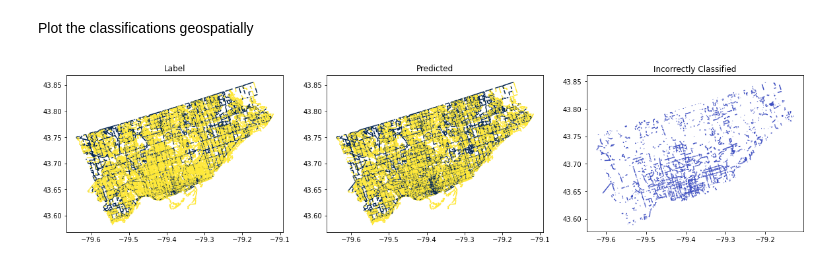
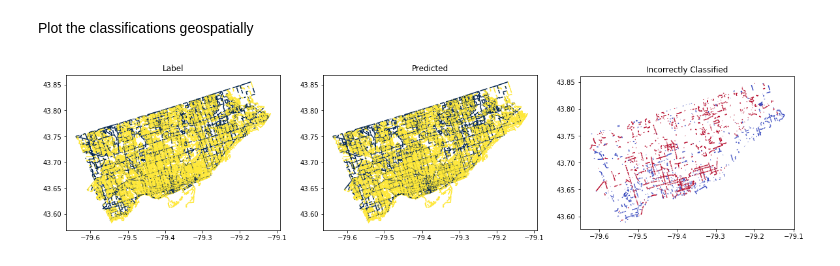
Before and after one commit to KeaganHRankin/Cycle-Classifier, a Jupyter notebook: model/road_feature_model.ipynb, the cells around one changed output. Cells and saved outputs as stored; diff of their text form; code cells hidden in the pictures.

```diff
--- a/model/road_feature_model.ipynb
+++ b/model/road_feature_model.ipynb
@@ -198,12 +198,12 @@ best estimator:  LogisticRegression(C=18.412899722997675, class_weight='c')
 # %% [markdown]
 <br>Train the model:
 # %%
-model_features = LogisticRegression(C=18.412899722997675, class_weight='balanced')
+#model_features = LogisticRegression(C=18.412899722997675, class_weight='balanced')
+model_features = svm.SVC()
 model_features.fit(X_train[features], y_train_access)
 
 y_pred = model_features.predict(X_train[features])
-
-#See week 9 lec 3 slide 57 when choosing class balance
+#y_prob = model_features.predict_proba(X_train[features])
 # %% [markdown]
 #### Model Evaluation
 Metrics, visualizations included
@@ -240,33 +238,35 @@ lts_gpd['high access'] = lts_gpd['LTS'].apply(lambda x: 1 if x <= 2 else 0)
 # %%
 # Plot the above to show the new data. Show with 4 LTS and with the high/low access grouping
 # Geoframe
 plotr = pd.merge(lts_gpd,
                  predicted[['GEO_ID',0]],
                  how='left',
                  left_on='GEO_ID',
                  right_on='GEO_ID',)
 
 # Find the difference in classification
 plotr = plotr.dropna()
 plotr['diff'] = plotr['high access'] - plotr[0]
-plotr['diff'] = plotr['diff'].apply(lambda x: 'incorrect' if x != 0 else 'correct')
+plotr['i or c'] = plotr['diff'].apply(lambda x: 'incorrect' if x != 0 else 'correct')
+plotr_diff = plotr[plotr['diff'] != 0]
 
 # Figure
 fig, axs = plt.subplots(figsize=(20,12), ncols=3)
 
 # Plotting
 plotr.plot(ax=axs[0], column='high access', cmap='cividis')
 plotr.plot(ax=axs[1], column=0, cmap='cividis')
-plotr[plotr['diff'] == 'incorrect'].plot(ax=axs[2], column='diff', cmap='coolwarm')
+#plotr[plotr['i or c'] == 'incorrect'].plot(ax=axs[2], column='i or c', cmap='coolwarm')
+plotr_diff.plot(ax=axs[2], column='diff', cmap='coolwarm')
 
 # Attributes
 axs[0].title.set_text('Label')
 axs[1].title.set_text('Predicted')
 axs[2].title.set_text('Incorrectly Classified')
 axs[0].grid(False)
 axs[1].grid(False)
 axs[2].grid(False)
 
 plt.show()
 # %% [output]
-[figure, old version]
+[figure, new version]
```
Also changed, not shown: parts of 2 cells of this notebook.
